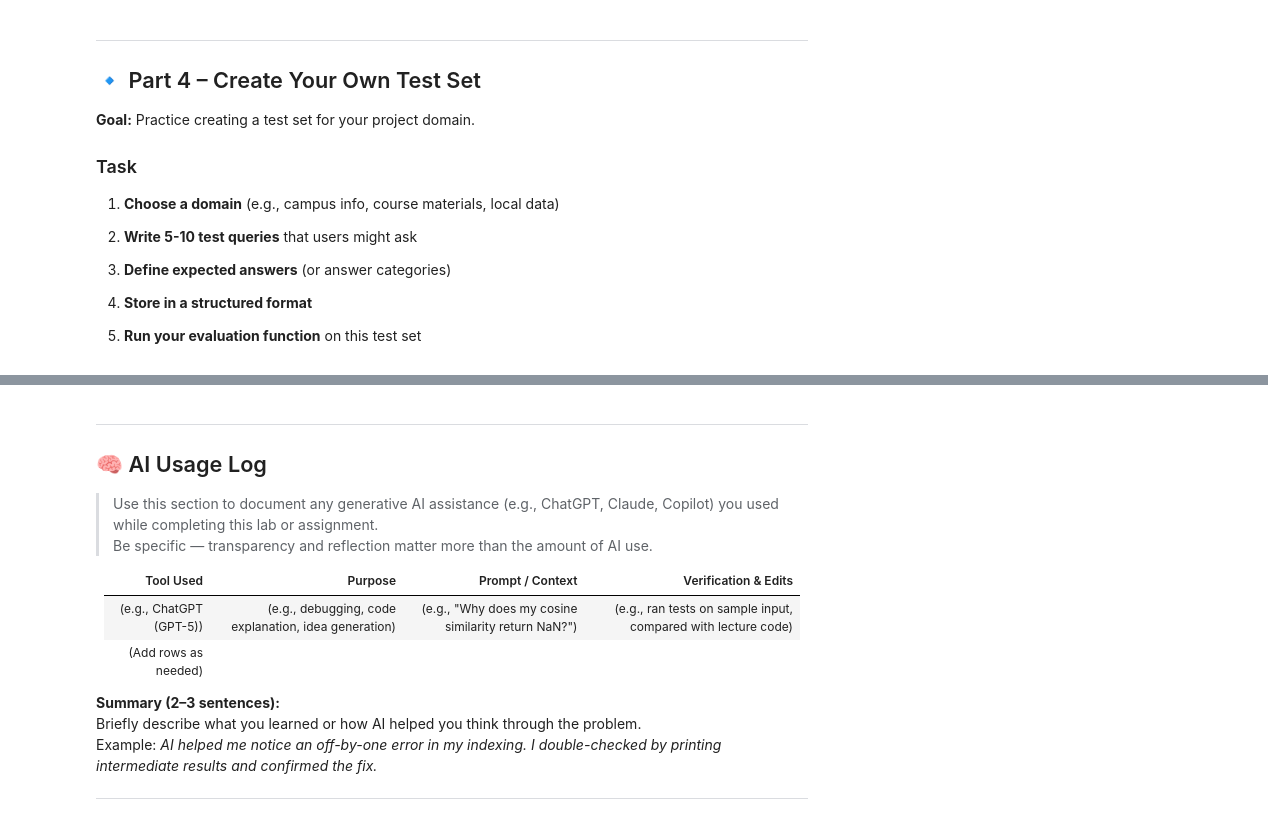
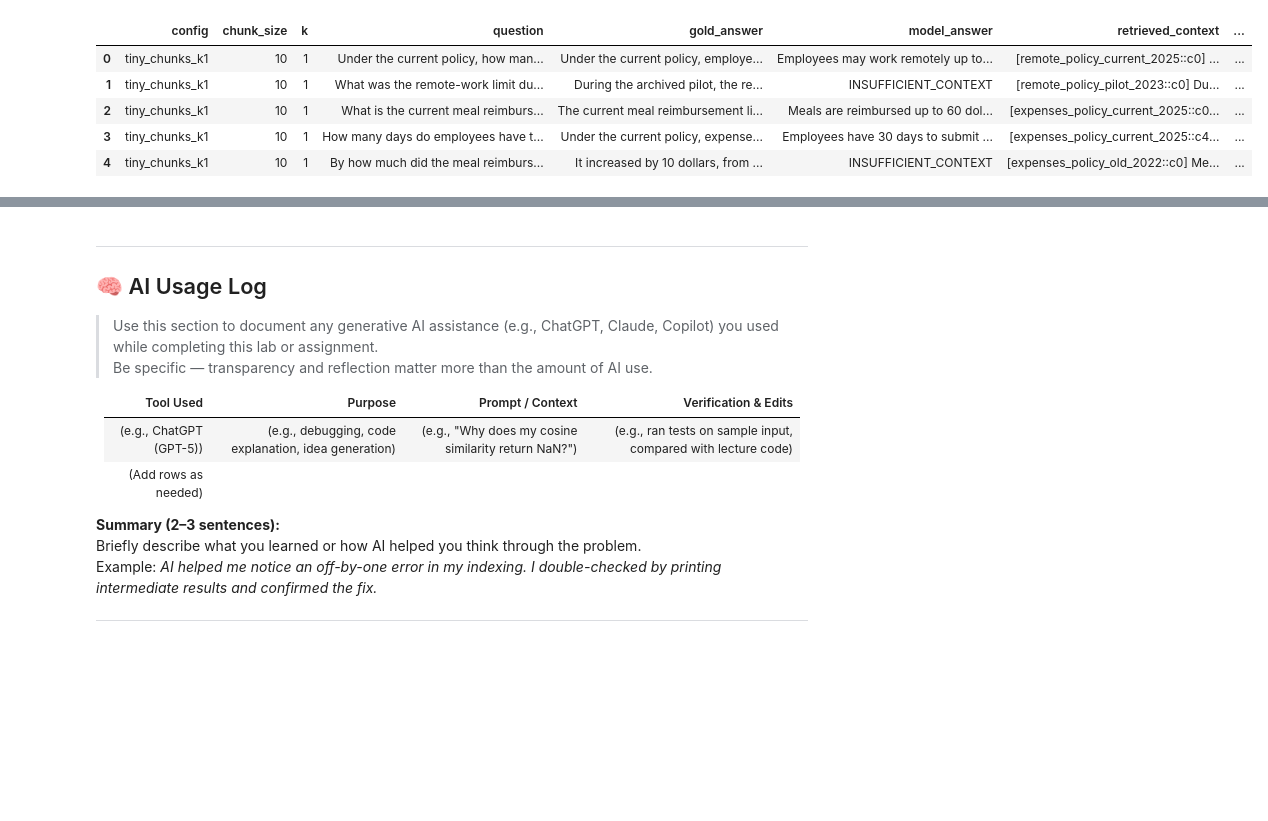
Before and after one commit to tulane-intro-ai-engineering/main, a Jupyter notebook: labs/trust_lab.ipynb, the cells around one changed output, grey strips where cells are left out. Cells and saved outputs as stored; diff of their text form; code cells hidden in the pictures; blank space fills up the shorter version.

```diff
--- a/labs/trust_lab.ipynb
+++ b/labs/trust_lab.ipynb
@@ -210,18 +576,57 @@ Write here:
-# %% [markdown]
----
-
-## 🔹 Part 4 – Create Your Own Test Set
-
-**Goal:** Practice creating a test set for your project domain.
-
-### Task
-
-1. **Choose a domain** (e.g., campus info, course materials, local data)
-
-2. **Write 5-10 test queries** that users might ask
-
-3. **Define expected answers** (or answer categories)
-
-4. **Store in a structured format**
-
-5. **Run your evaluation function** on this test set
+# %%
+# @title Run experiment: compare RAG specs
+# To reduce cost/time during development, set MAX_QUESTIONS to a smaller number.
+MAX_QUESTIONS = len(eval_df)
+
+def run_rag_experiment(eval_df, corpus_docs, rag_configs, max_questions=None):
+    if max_questions is None:
+        max_questions = len(eval_df)
+
+    rows = []
+    subset = eval_df.head(max_questions).copy()
+
+    for cfg in rag_configs:
+        chunk_df = build_chunk_index(
+            corpus_docs,
+            chunk_size=cfg["chunk_size"],
+            overlap=max(5, cfg["chunk_size"] // 4),
+        )
+
+        for _, ex in subset.iterrows():
+            retrieved = retrieve(ex["question"], chunk_df, k=cfg["k"])
+            answer, context = generate_rag_answer(ex["question"], retrieved)
+            judge = judge_example(ex["question"], ex["gold_answer"], answer, context)
+
+            rows.append(
+                {
+                    "config": cfg["name"],
+                    "chunk_size": cfg["chunk_size"],
+                    "k": cfg["k"],
+                    "question": ex["question"],
+                    "gold_answer": ex["gold_answer"],
+                    "model_answer": answer,
+                    "retrieved_context": context,
+                    "retrieval_quality": judge["retrieval_quality"],
+                    "answer_quality": judge["answer_quality"],
+                    "faithfulness": judge["faithfulness"],
+                    "supported_count": judge["supported_count"],
+                    "answer_assertion_count": judge["answer_assertion_count"],
+                    "answer_assertions": judge["answer_assertions"],
+                    "context_assertions": judge["context_assertions"],
+                    "support_details": judge["support_details"],
+                    "judge_rationale": judge["rationale"],
+                }
+            )
+
+    return pd.DataFrame(rows)
+
+
+results_df = run_rag_experiment(eval_df, corpus_docs, rag_configs, max_questions=MAX_QUESTIONS)
+results_df.head()
+# %% [output]
+|  | config | chunk_size | k | question | gold_answer | model_answer | retrieved_context | ... |
+| 0 | tiny_chunks_k1 | 10 | 1 | Under the current policy, how man... | Under the current policy, employe... | Employees may work remotely up to... | [remote_policy_current_2025::c0] ... | ... |
+| 1 | tiny_chunks_k1 | 10 | 1 | What was the remote-work limit du... | During the archived pilot, the re... | INSUFFICIENT_CONTEXT | [remote_policy_pilot_2023::c0] Du... | ... |
+| 2 | tiny_chunks_k1 | 10 | 1 | What is the current meal reimburs... | The current meal reimbursement li... | Meals are reimbursed up to 60 dol... | [expenses_policy_current_2025::c0... | ... |
+| 3 | tiny_chunks_k1 | 10 | 1 | How many days do employees have t... | Under the current policy, expense... | Employees have 30 days to submit ... | [expenses_policy_current_2025::c4... | ... |
+| 4 | tiny_chunks_k1 | 10 | 1 | By how much did the meal reimburs... | It increased by 10 dollars, from ... | INSUFFICIENT_CONTEXT | [expenses_policy_old_2022::c0] Me... | ... |
```
Also changed, not shown: parts of 29 cells of this notebook, 1 other file.
